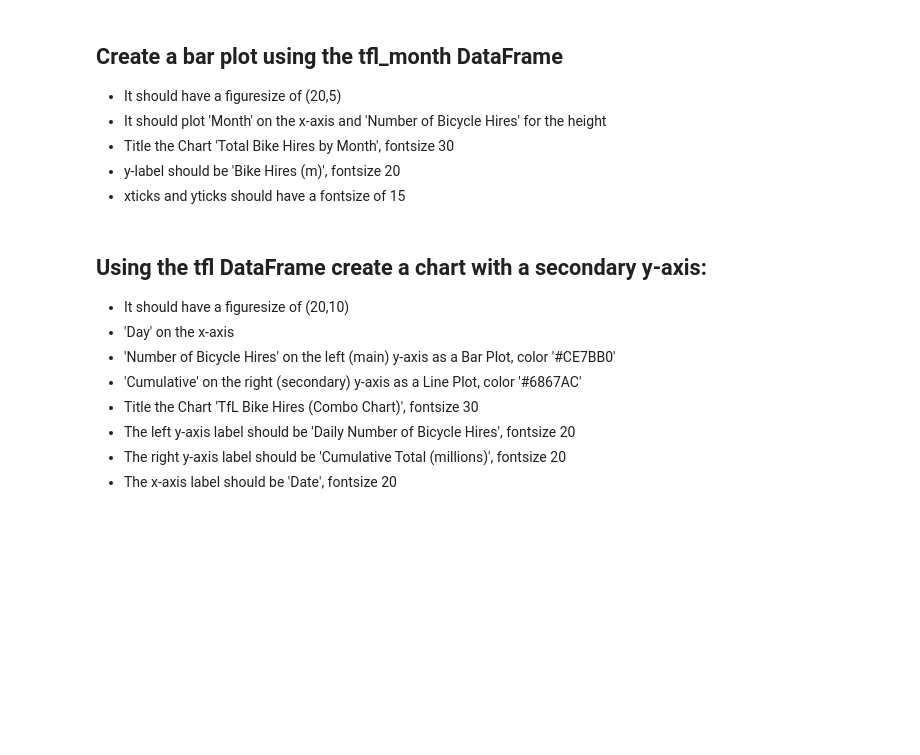
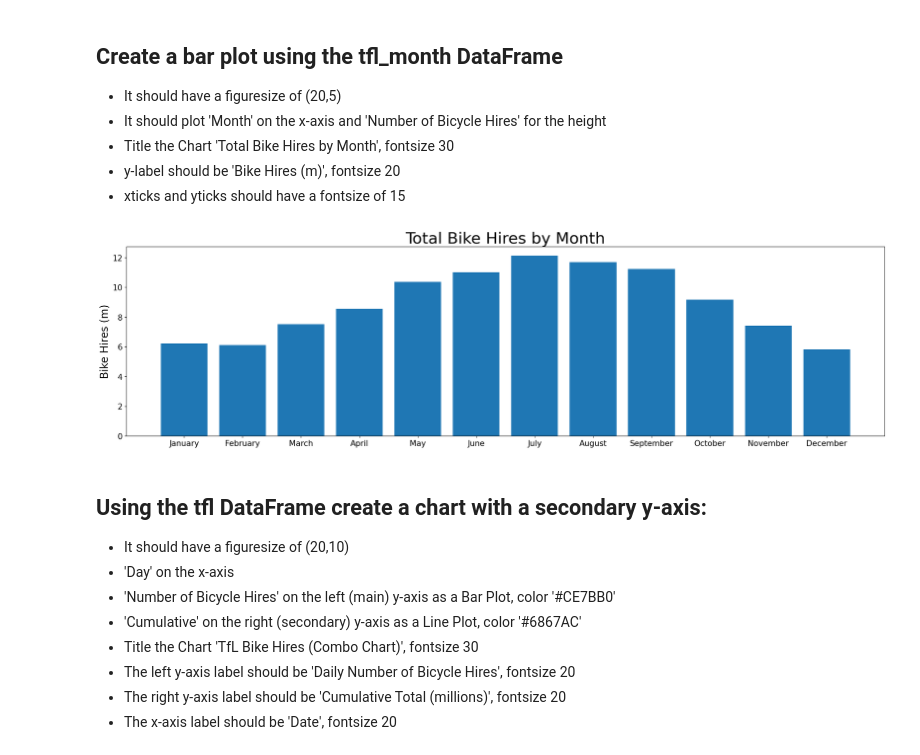
Before and after one commit to natalieheng/Project-1---Purchases-and-Transaction, a Jupyter notebook: Courses/(1) Course Resurces-Python for Data Analysis and Visualization/13 Challenge Section - Matplotlib/challenge_questions_matplotlib.ipynb, the cells around one changed output. Saved outputs shown, nothing was run; the diff lists cells and outputs as text; code cells hidden in the pictures; blank space fills up the shorter version.

```diff
--- a/Courses/(1) Course Resurces-Python for Data Analysis and Visualization/13 Challenge Section - Matplotlib/challenge_questions_matplotlib.ipynb
+++ b/Courses/(1) Course Resurces-Python for Data Analysis and Visualization/13 Challenge Section - Matplotlib/challenge_questions_matplotlib.ipynb
@@ -177,6 +205,20 @@ Hint: You can pass the colors in as a list in the order specified
 * Title the Chart 'Total Bike Hires by Month', fontsize 30
 * y-label should be 'Bike Hires (m)', fontsize 20
 * xticks and yticks should have a fontsize of 15
+# %%
+fig = plt.figure(figsize = (20,5))
+axes = fig.add_axes([0, 0, 1, 1])
+axes.set_ylabel('Bike Hires (m)', size = 20)
+axes.set_title('Total Bike Hires by Month', size = 30)
+
+#bar plot
+plt.bar(x = tfl_month['Month'], height = tfl_month['Number of Bicycle Hires (millions)'])
+plt.xticks(size = 15)
+plt.yticks(size = 15)
+
+plt.show()
+# %% [output]
+[figure, added]
 # %% [markdown]
 ## Using the tfl DataFrame create a chart with a secondary y-axis:
 * It should have a figuresize of (20,10)
```
Also changed, not shown: parts of 3 cells of this notebook, 1 other file.
